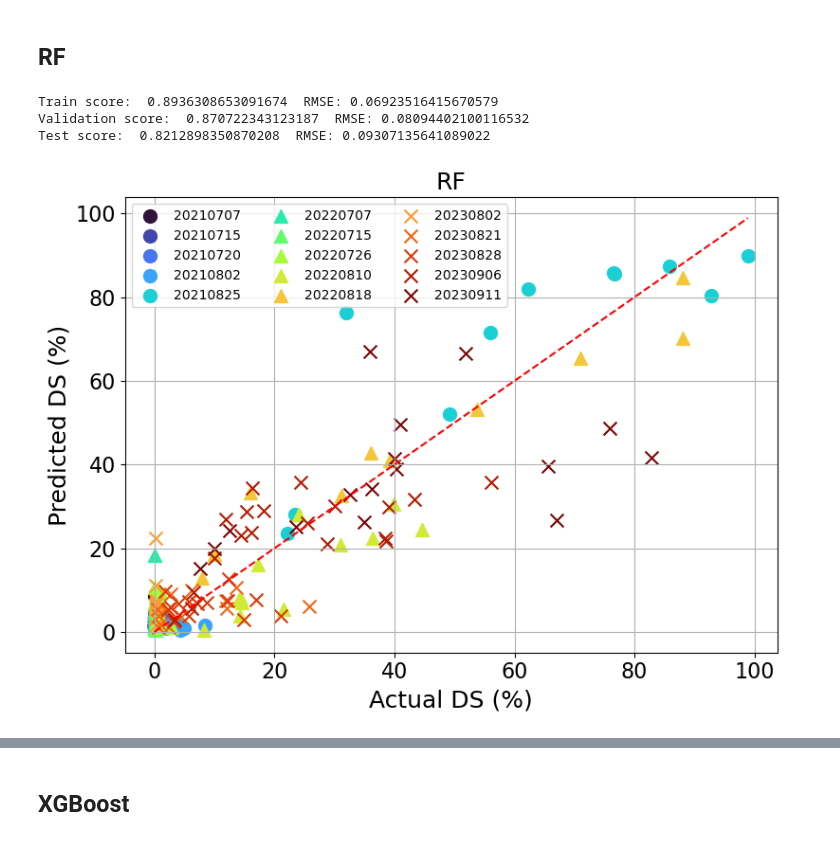
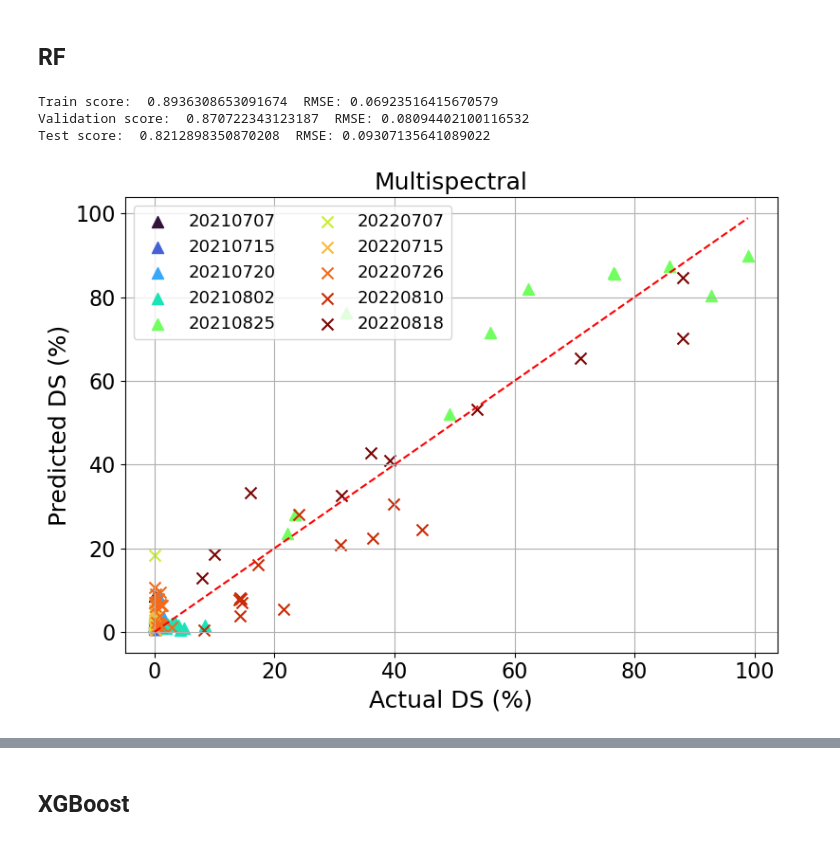
Before and after one commit to saif8091/cls_multispec_uas, a Jupyter notebook: results.ipynb, the cells around one changed output, grey strips where cells are left out. Cells and saved outputs as stored; diff of their text form; code cells hidden in the pictures.

Commit message:
hyperspectral tests

```diff
--- a/results.ipynb
+++ b/results.ipynb
@@ -165,13 +229,13 @@ def evaluate_model_by_flight_combined(model, feat, X, y, labels_):
 # %%
 from sklearn.ensemble import RandomForestRegressor
 
 result_rf = pd.read_csv('mod_opt/model_scores/rf_scores_mfs.csv',index_col=0,header=0)
 hyperparameters, feat = get_hyperparam_feat(result_rf, index=0)
 
 model = RandomForestRegressor(**hyperparameters).fit(X_train_norm[feat],y_train)
-model_evaluate2(model, feat, labels_test, title='RF', plt_num=False)#, save_fig='figures/RF_test.png')
+model_evaluate2(model, feat, labels_test, title='Multispectral', plt_num=False, flt_to_plot=[20210707, 20210715, 20210720, 20210802, 20210825, 20220707, 20220715, 20220726, 20220810, 20220818])#, save_fig='figures/RF_test.png')
 # %% [output]
 Train score:  0.8936308653091674  RMSE: 0.06923516415670579
 Validation score:  0.870722343123187  RMSE: 0.08094402100116532
 Test score:  0.8212898350870208  RMSE: 0.09307135641089022
-[figure, old version]
+[figure, new version]
```
Also changed, not shown: parts of 17 cells of this notebook, 16 other files.
